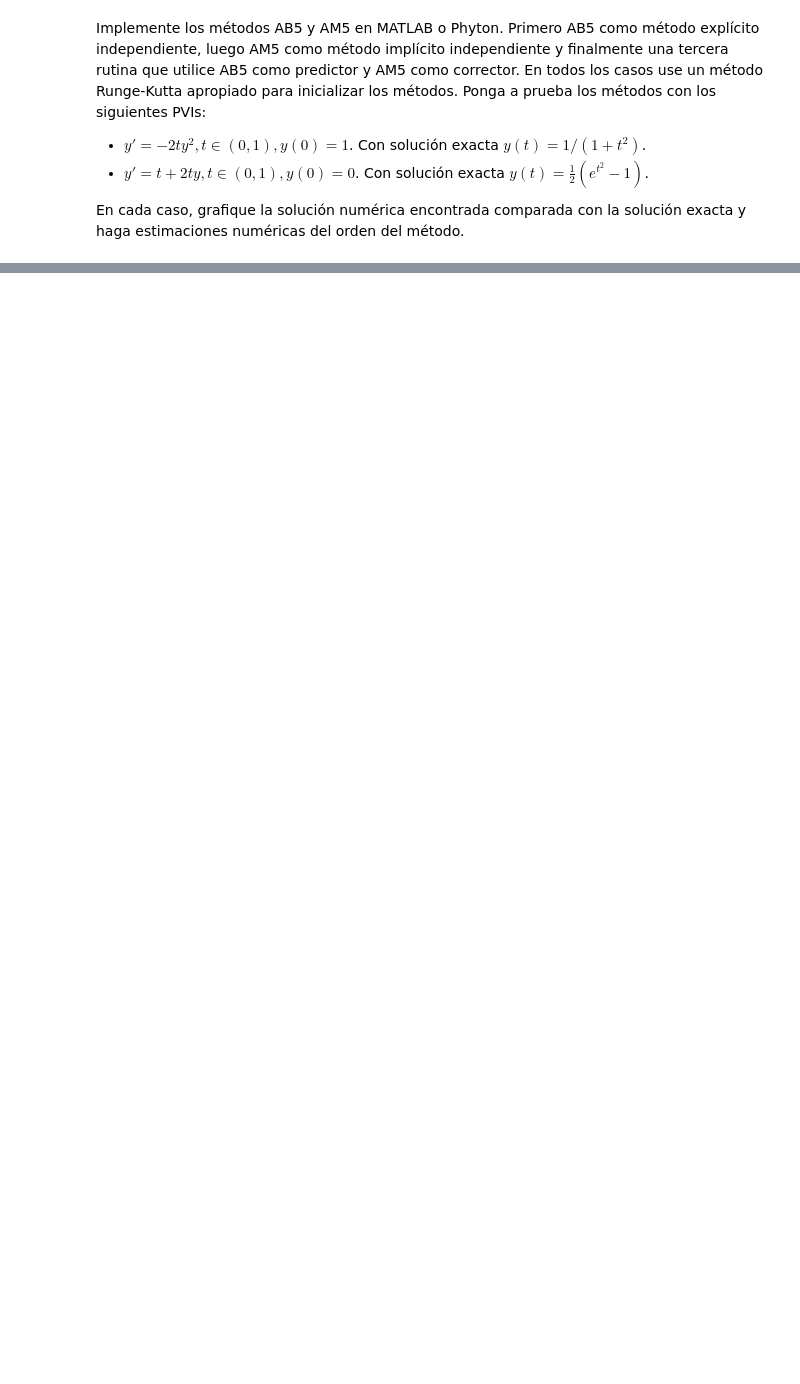
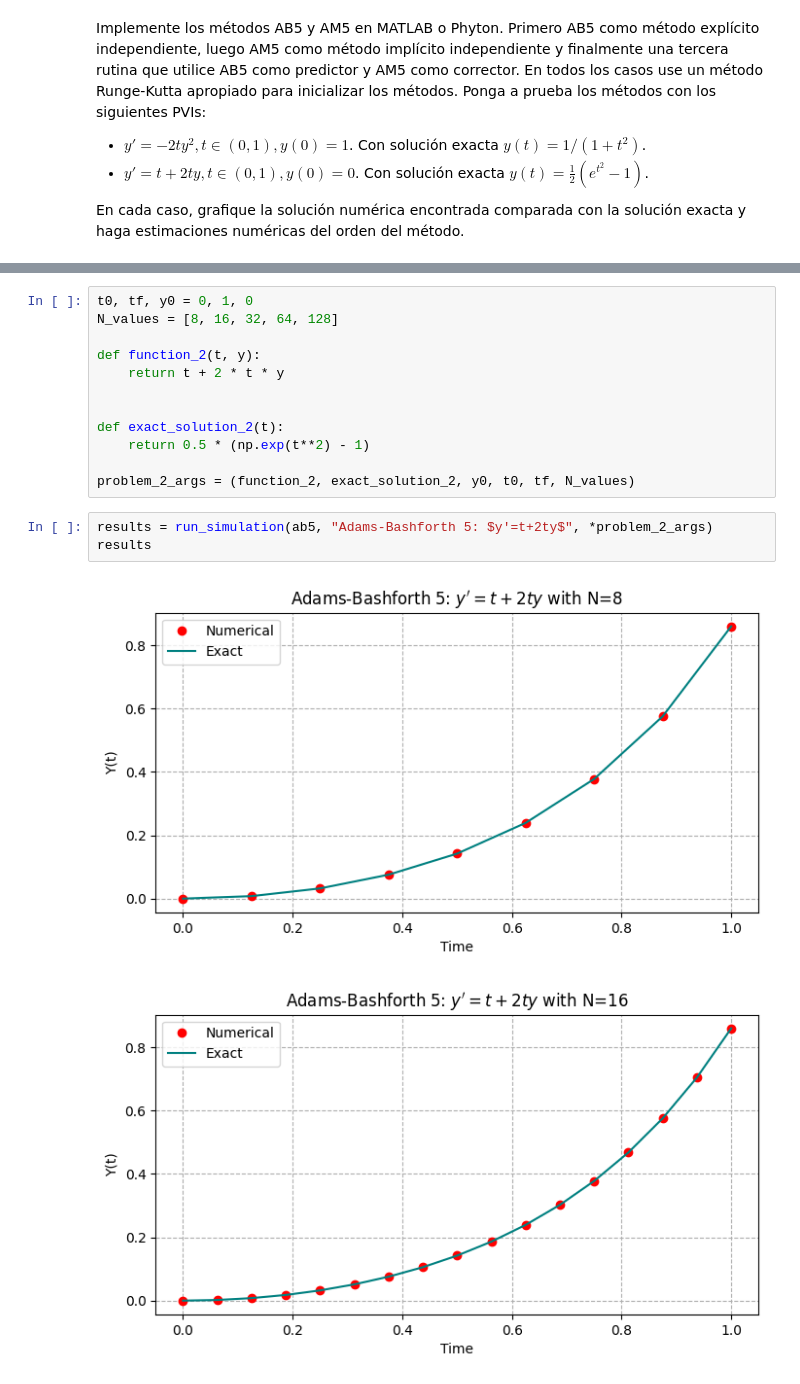
Before and after one commit to dserranog1/numerical-analysis, a Jupyter notebook: numerical_analysis/worksheet_3/exercise_2.ipynb, the cells around one changed output, grey strips where cells are left out. Drawn from its saved outputs; the diff is of its cells as text; blank space fills up the shorter version.

```diff
--- a/numerical_analysis/worksheet_3/exercise_2.ipynb
+++ b/numerical_analysis/worksheet_3/exercise_2.ipynb
@@ -257,0 +183,18 @@ run_simulation(
+# %%
+t0, tf, y0 = 0, 1, 0
+N_values = [8, 16, 32, 64, 128]
+
+def function_2(t, y):
+    return t + 2 * t * y
+
+
+def exact_solution_2(t):
+    return 0.5 * (np.exp(t**2) - 1)
+
+problem_2_args = (function_2, exact_solution_2, y0, t0, tf, N_values)
+# %%
+results = run_simulation(ab5, "Adams-Bashforth 5: $y'=t+2ty$", *problem_2_args)
+results
+# %% [output]
+[figure, added]
+[figure, added]
```
Also changed, not shown: parts of 18 cells of this notebook, 2 other files.
